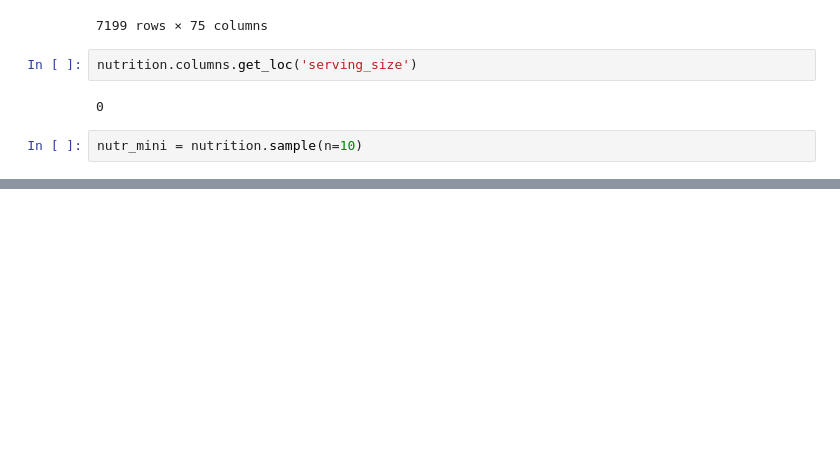
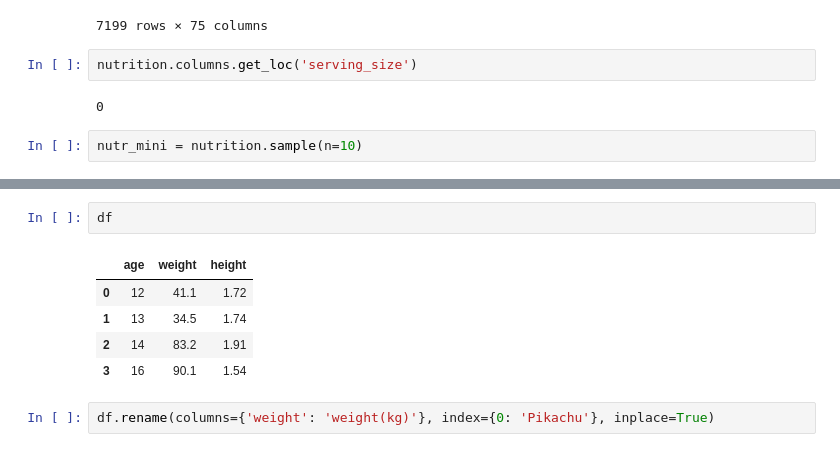
Before and after one commit to leozhao0709/python, a Jupyter notebook: pandas_bootcamp/Working with DataFrames.ipynb, the cells around one changed output, grey strips where cells are left out. Cells and saved outputs as stored; diff of their text form; blank space fills up the shorter version.

```diff
--- a/pandas_bootcamp/Working with DataFrames.ipynb
+++ b/pandas_bootcamp/Working with DataFrames.ipynb
@@ -272,0 +350,10 @@ Index(['Asparagus, with salt, drained, boiled, cooked',
+# %%
+df
+# %% [output]
+|  | age | weight | height |
+| 0 | 12 | 41.1 | 1.72 |
+| 1 | 13 | 34.5 | 1.74 |
+| 2 | 14 | 83.2 | 1.91 |
+| 3 | 16 | 90.1 | 1.54 |
+# %%
+df.rename(columns={'weight': 'weight(kg)'}, index={0: 'Pikachu'}, inplace=True)
```
Also changed, not shown: parts of 18 cells of this notebook.
